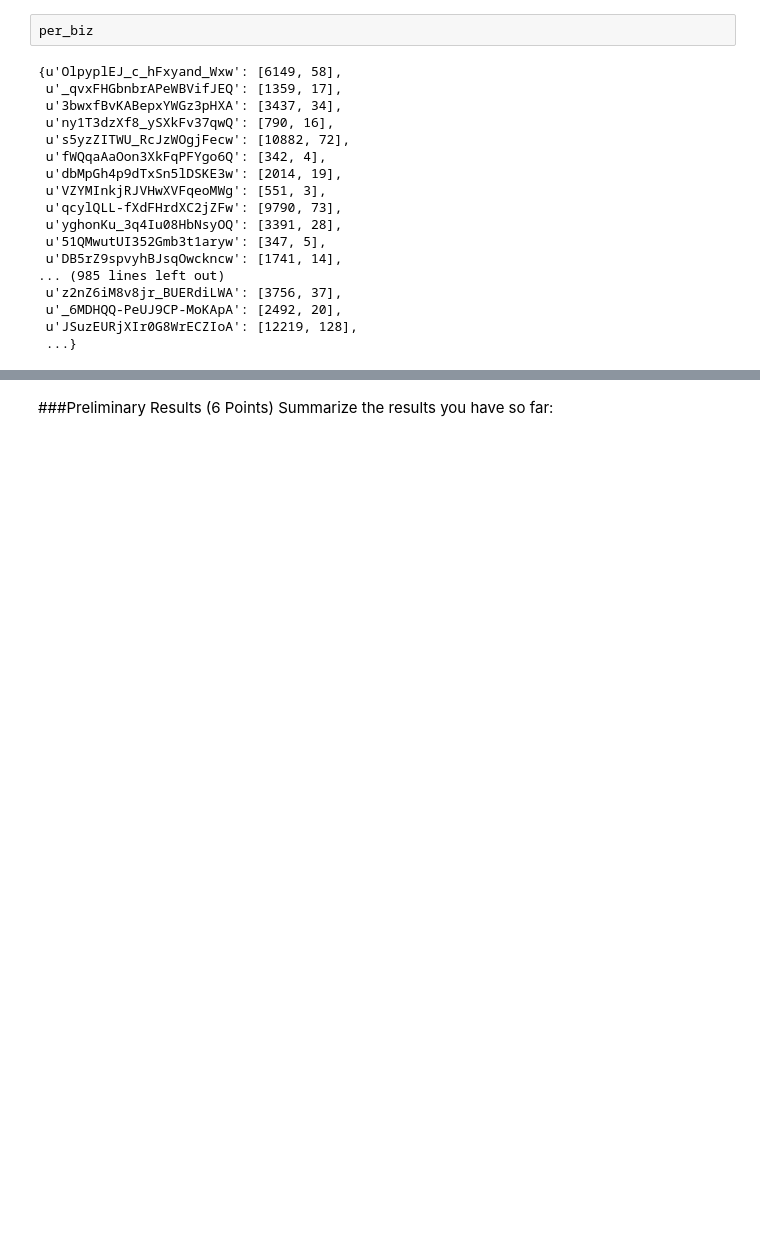
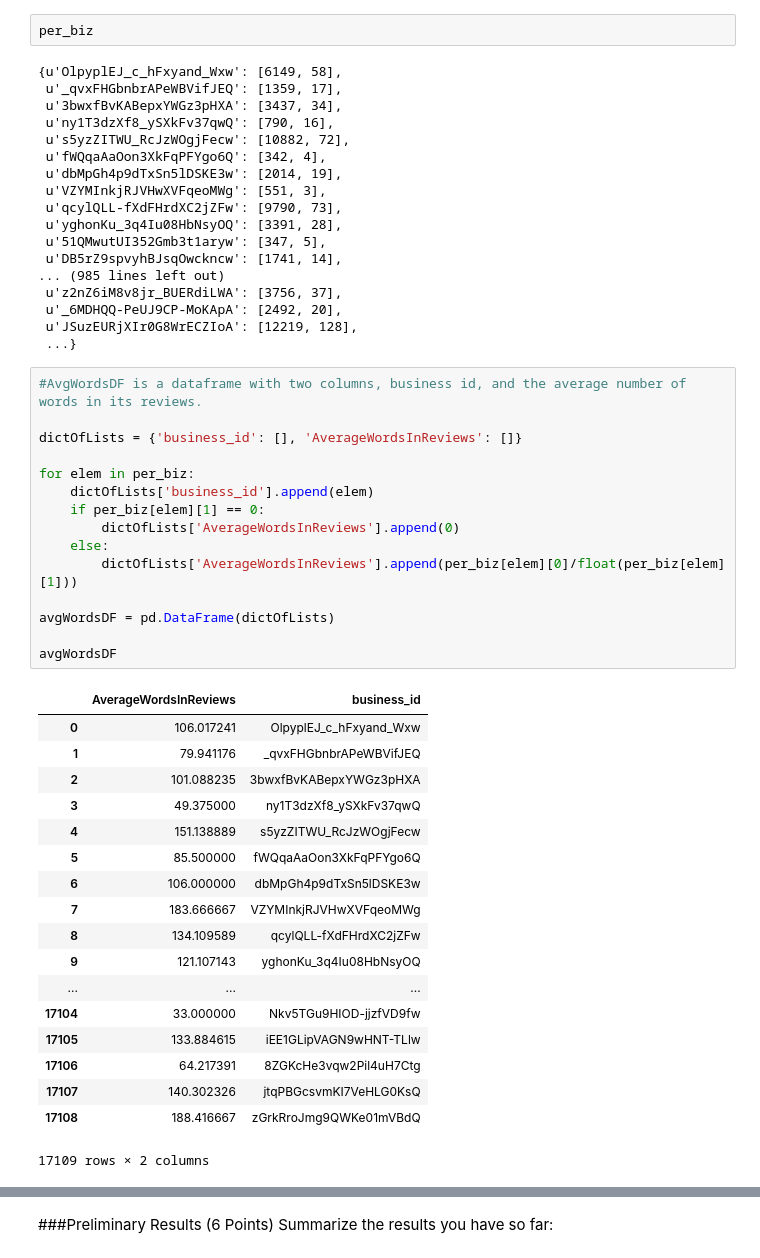
Before and after one commit to abhinavasingh16/Yelp-Analysis, a Jupyter notebook: AnalysisNotebook.ipynb, the cells around one changed output, grey strips where cells are left out. Cells and saved outputs as stored; diff of their text form; blank space fills up the shorter version.

Commit message:
added average words per review for business as a column in dataframe

```diff
--- a/AnalysisNotebook.ipynb
+++ b/AnalysisNotebook.ipynb
@@ -230,3 +178,37 @@ per_biz
  u'_6MDHQQ-PeUJ9CP-MoKApA': [2492, 20],
  u'JSuzEURjXIr0G8WrECZIoA': [12219, 128],
  ...}
+# %%
+#AvgWordsDF is a dataframe with two columns, business id, and the average number of words in its reviews.
+
+dictOfLists = {'business_id': [], 'AverageWordsInReviews': []}
+
+for elem in per_biz:
+    dictOfLists['business_id'].append(elem)
+    if per_biz[elem][1] == 0:
+        dictOfLists['AverageWordsInReviews'].append(0)
+    else:
+        dictOfLists['AverageWordsInReviews'].append(per_biz[elem][0]/float(per_biz[elem][1]))
+
+avgWordsDF = pd.DataFrame(dictOfLists)
+
+avgWordsDF
+# %% [output]
+|  | AverageWordsInReviews | business_id |
+| 0 | 106.017241 | OlpyplEJ_c_hFxyand_Wxw |
+| 1 | 79.941176 | _qvxFHGbnbrAPeWBVifJEQ |
+| 2 | 101.088235 | 3bwxfBvKABepxYWGz3pHXA |
+| 3 | 49.375000 | ny1T3dzXf8_ySXkFv37qwQ |
+| 4 | 151.138889 | s5yzZITWU_RcJzWOgjFecw |
+| 5 | 85.500000 | fWQqaAaOon3XkFqPFYgo6Q |
+| 6 | 106.000000 | dbMpGh4p9dTxSn5lDSKE3w |
+| 7 | 183.666667 | VZYMInkjRJVHwXVFqeoMWg |
+| 8 | 134.109589 | qcylQLL-fXdFHrdXC2jZFw |
+| 9 | 121.107143 | yghonKu_3q4Iu08HbNsyOQ |
+| ... | ... | ... |
+| 17104 | 33.000000 | Nkv5TGu9HIOD-jjzfVD9fw |
+| 17105 | 133.884615 | iEE1GLipVAGN9wHNT-TLlw |
+| 17106 | 64.217391 | 8ZGKcHe3vqw2Pil4uH7Ctg |
+| 17107 | 140.302326 | jtqPBGcsvmKI7VeHLG0KsQ |
+| 17108 | 188.416667 | zGrkRroJmg9QWKe01mVBdQ |
+17109 rows × 2 columns
```
Also changed, not shown: parts of 6 cells of this notebook.
